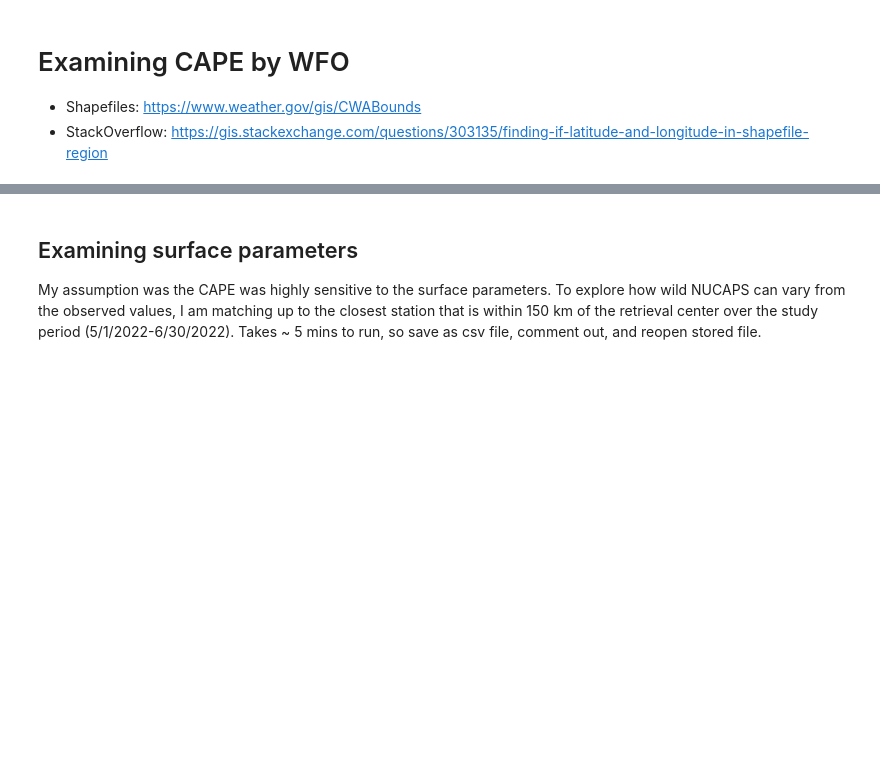
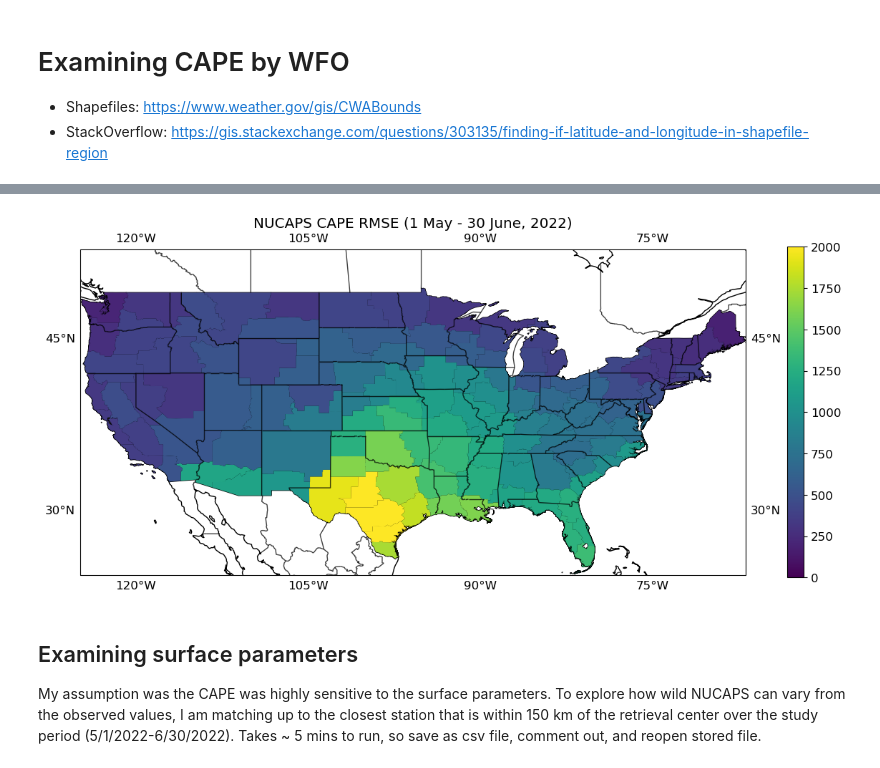
Before and after one commit to NUCAPS/global_stability_params, a Jupyter notebook: analysis.ipynb, the cells around one changed output, grey strips where cells are left out. Saved outputs shown, nothing was run; the diff lists cells and outputs as text; code cells hidden in the pictures; blank space fills up the shorter version.

```diff
--- a/analysis.ipynb
+++ b/analysis.ipynb
@@ -218,3 +195,0 @@ plt.show()
-# %%
-df['wfo']=''
-df.loc[index, 'wfo']='ABQ'
@@ -338,3 +365,19 @@ get_wfo(-100, pt[1], shp)
+# %%
+proj = ccrs.PlateCarree()
+
+fig, ax1 = plt.subplots(subplot_kw=dict(projection=proj), figsize=[15,15])
+drawLabels(ax1)
+draw_map(ax1)
+drawShapeFile(ax1, conus)
+choropleth(ax1, conus, wfo_stats, 'rmse', 'viridis', 0, 2000, 100)
+
+ax1.set_title('NUCAPS CAPE RMSE (1 May - 30 June, 2022)')
+
+ax1.add_feature(cfeature.NaturalEarthFeature( 'cultural', 'admin_1_states_provinces_lines', '10m', edgecolor='k', facecolor='none', alpha=0.75))
+
+plt.show()
+# %% [output]
+[figure, added]
 # %% [markdown]
 ## Examining surface parameters
 
```
Also changed, not shown: parts of 21 cells of this notebook.
